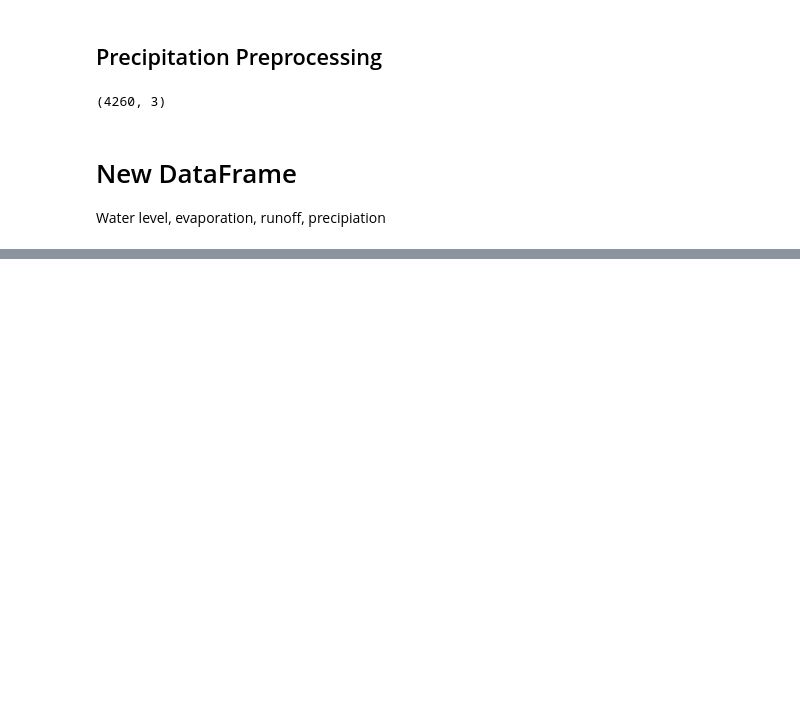
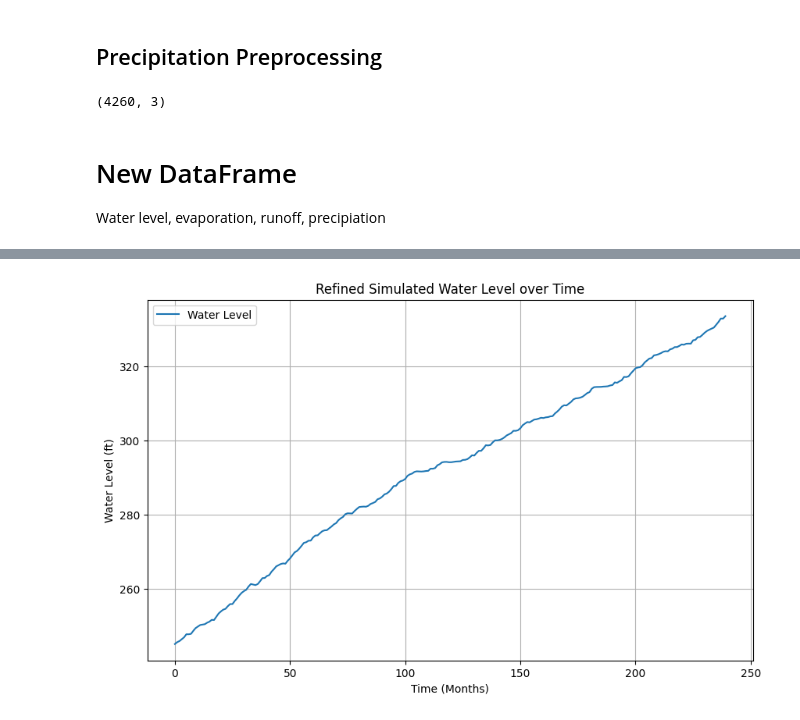
Before and after one commit to EmilioD19/Math-42-Final-Project, a Jupyter notebook: Final Project-Math42 (2).ipynb, the cells around one changed output, grey strips where cells are left out. Cells and saved outputs as stored; diff of their text form; code cells hidden in the pictures; blank space fills up the shorter version.

Commit message:
finished creating first drafts of models, make any changes you want to try and make it more accurate to actual water levels

```diff
--- a/Final Project-Math42 (2).ipynb
+++ b/Final Project-Math42 (2).ipynb
@@ -165,0 +162,45 @@ plt.show()
+# %%
+import numpy as np
+import pandas as pd
+import matplotlib.pyplot as plt
+
+# Simulated DataFrame
+time_steps = 240  # 20 years of monthly data
+np.random.seed(42)  # Reproducibility
+data = {
+    "Water_Level": np.zeros(time_steps),  # Placeholder
+    "Evaporation": np.random.uniform(0.1, 0.5, time_steps),  # inches
+    "Outflow": np.random.uniform(175, 200, time_steps),  # cfs
+    "Precipitation": np.random.uniform(0, 2, time_steps),  # inches
+    "Inflow": np.random.uniform(100, 500, time_steps),  # cfs
+}
+df = pd.DataFrame(data)
+
+# Constants
+lake_area = 876e9  # Surface area in square feet (Lake Ontario)
+alpha, gamma, delta, eta = 0.5, 0.3, 0.4, 0.3  # Adjusted coefficients
+initial_water_level = 245  # Initial level in feet
+df.loc[0, "Water_Level"] = initial_water_level
+
+# Simulation Loop
+for t in range(1, len(df)):
+    volume_change = (
+        alpha * df.loc[t, "Precipitation"] * lake_area -
+        delta * df.loc[t, "Evaporation"] * lake_area +
+        gamma * df.loc[t, "Inflow"] -
+        eta * df.loc[t, "Outflow"]
+    )
+    delta_H = volume_change / lake_area
+    df.loc[t, "Water_Level"] = max(df.loc[t-1, "Water_Level"] + delta_H, 0)  # Prevent negative levels
+
+# Plot Results
+plt.figure(figsize=(10, 6))
+plt.plot(df["Water_Level"], label="Water Level")
+plt.xlabel('Time (Months)')
+plt.ylabel('Water Level (ft)')
+plt.title('Refined Simulated Water Level over Time')
+plt.legend()
+plt.grid()
+plt.show()
+# %% [output]
+[figure, added]
```
Also changed, not shown: parts of 14 cells of this notebook.
